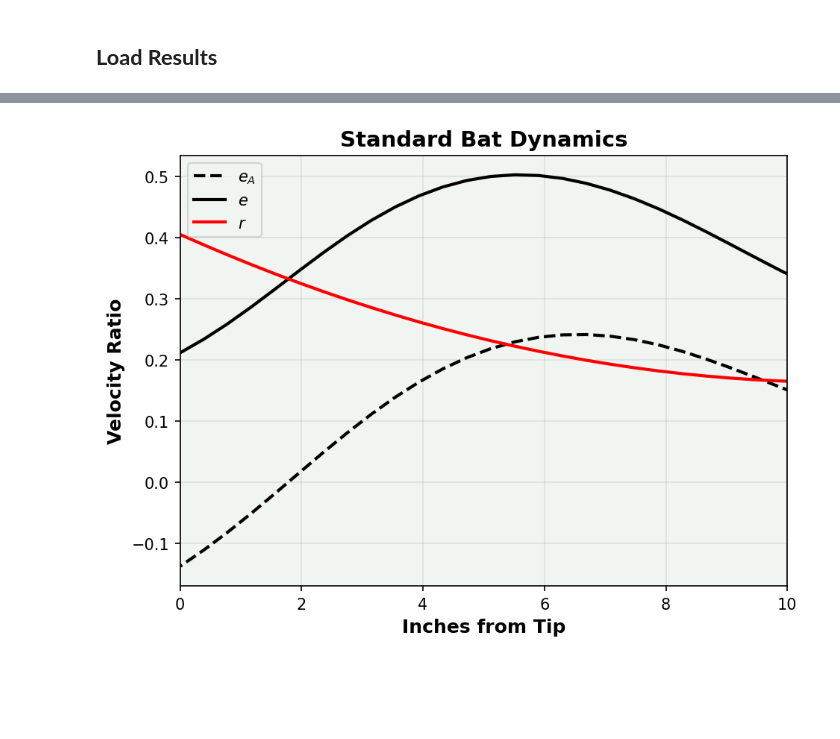
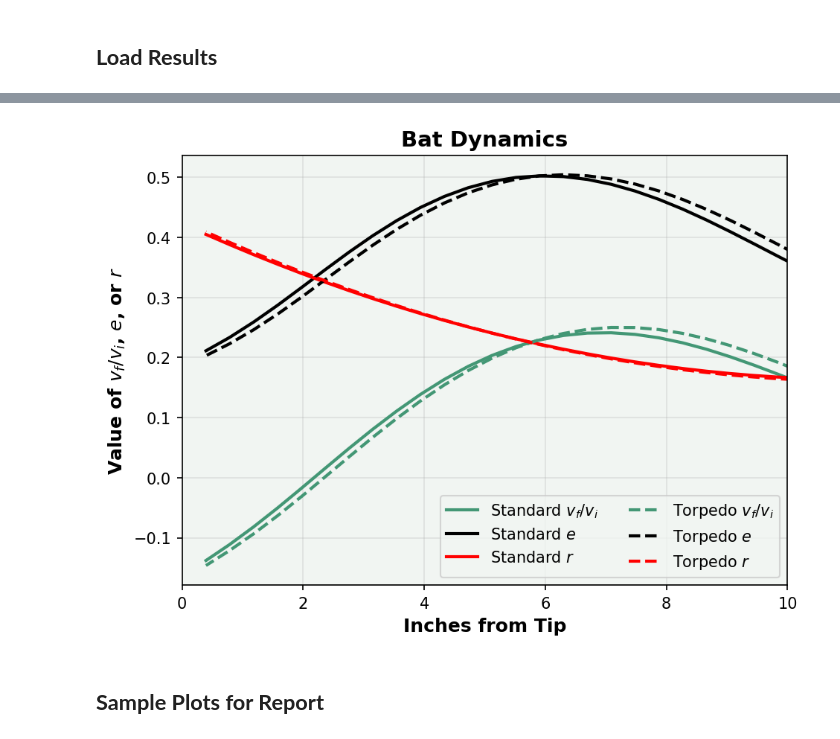
Before and after one commit to navawolfish/bat-ball-collision-model, a Jupyter notebook: SimulationAnalysis.ipynb, the cells around one changed output, grey strips where cells are left out. Saved outputs shown, nothing was run; the diff lists cells and outputs as text; code cells hidden in the pictures; blank space fills up the shorter version.

```diff
--- a/SimulationAnalysis.ipynb
+++ b/SimulationAnalysis.ipynb
@@ -32,3 +66,25 @@ alan_df.rename(columns={'vf/vi-1': 'standard', 'vf/vi-2': 'torp'}, inplace=True)
 
 L = max(standard_df['idx']*1e-2)
 alan_df['z'] = L - inches_to_m(alan_df['ztip'].values)
+# %%
+standard_df['vf_vi'] = standard_df['vf'] / ball_params.initial_velocity
+torp_df['vf_vi'] = torp_df['vf'] / ball_params.initial_velocity
+# %%
+#highest 20 pct of vf_vi values both each bats, where are the collisions?
+
+combined_top20 = np.percentile(pd.concat([standard_df['vf_vi'], torp_df['vf_vi']]), 80)
+standard_df['sweet_spot'] = standard_df['vf_vi'] >= combined_top20
+print('Sweet spot is where vf/vi is above:', combined_top20)
+
+standard_sweet_spot = min(standard_df.loc[standard_df['sweet_spot'], 'ztip']), max(standard_df.loc[standard_df['sweet_spot'], 'ztip'])
+print(f"Standard sweet spot range (inches from tip): {standard_sweet_spot}")
+standard_ss_width = standard_sweet_spot[1] - standard_sweet_spot[0]
+print(f"Standard sweet spot width (inches): {standard_ss_width:.2f}")
+
+
+torp_top20 = torp_df['vf_vi'].quantile(0.8)
+torp_df['sweet_spot'] = torp_df['vf_vi'] >= combined_top20
+torp_sweet_spot = min(torp_df.loc[torp_df['sweet_spot'], 'ztip']), max(torp_df.loc[torp_df['sweet_spot'], 'ztip'])
+print(f"Torpedo sweet spot range (inches from tip): {torp_sweet_spot}")
+torp_ss_width = torp_sweet_spot[1] - torp_sweet_spot[0]
+print(f"Torpedo sweet spot width (inches): {torp_ss_width:.2f}")
@@ -91,14 +177,19 @@ torp_df['e_COR'] = torp_df['vf_vi'] * (1 + r_torp) + r_torp
 # %%
 ## Recreating Fig 2 from Nathan 2002
 plt.figure(figsize=(7,5))
-plt.plot(standard_df['ztip'], standard_df['vf_vi'], label='$e_A$', color = 'k', linestyle = '--')
-plt.plot(standard_df['ztip'], standard_df['e_COR'], label='$e$', color = 'k', )
-plt.plot(standard_df['ztip'], r_standard, color = 'r', label='$r$')
+plt.plot(standard_df['ztip'], standard_df['vf_vi'], label='Standard $v_f/v_i$', color = colors[1])
+plt.plot(standard_df['ztip'], standard_df['e_COR'], label='Standard $e$', color = 'k', )
+plt.plot(standard_df['ztip'], r_standard, color = 'r', label='Standard $r$')
+plt.plot(standard_df['ztip'], torp_df['vf_vi'], label='Torpedo $v_f/v_i$', color = colors[1], linestyle = '--')
+plt.plot(standard_df['ztip'], torp_df['e_COR'], label='Torpedo $e$', color = 'k', linestyle = '--')
+plt.plot(standard_df['ztip'], r_torp, color = 'r', label='Torpedo $r$', linestyle = '--')
 plt.xlabel('Inches from Tip')
-plt.ylabel('Velocity Ratio')
-plt.title('Standard Bat Dynamics')
-plt.legend()
+plt.ylabel('Value of $v_f/v_i$, $e$, or $r$')
+plt.title('Bat Dynamics')
+plt.legend(ncols = 2)
 plt.xlim(0, 10)
-plt.savefig('plots/standard_bat_dynamics.pdf')
+plt.savefig('plots/bat_dynamics.pdf')
 # %% [output]
-[figure, old version]
+[figure, new version]
+# %% [markdown]
+## **Sample Plots for Report**
```
Also changed, not shown: parts of 11 cells of this notebook, 23 other files.
